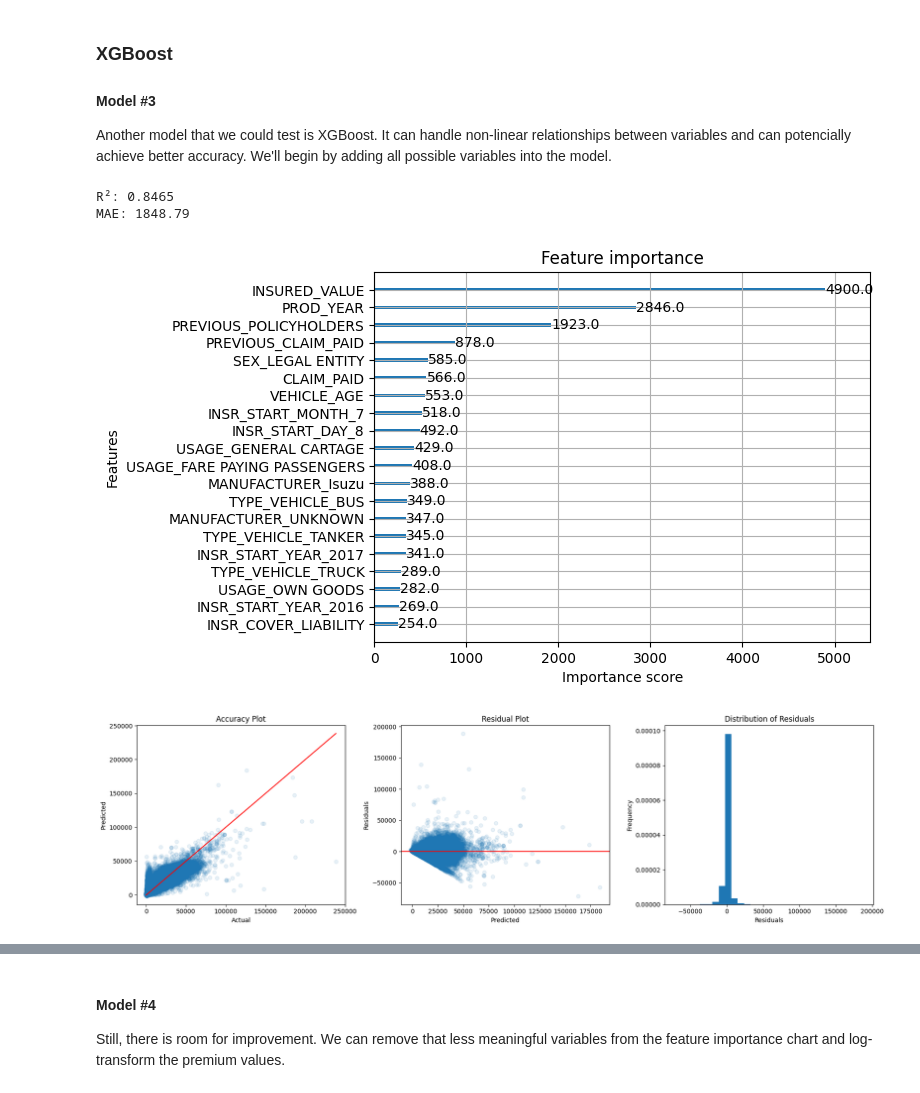
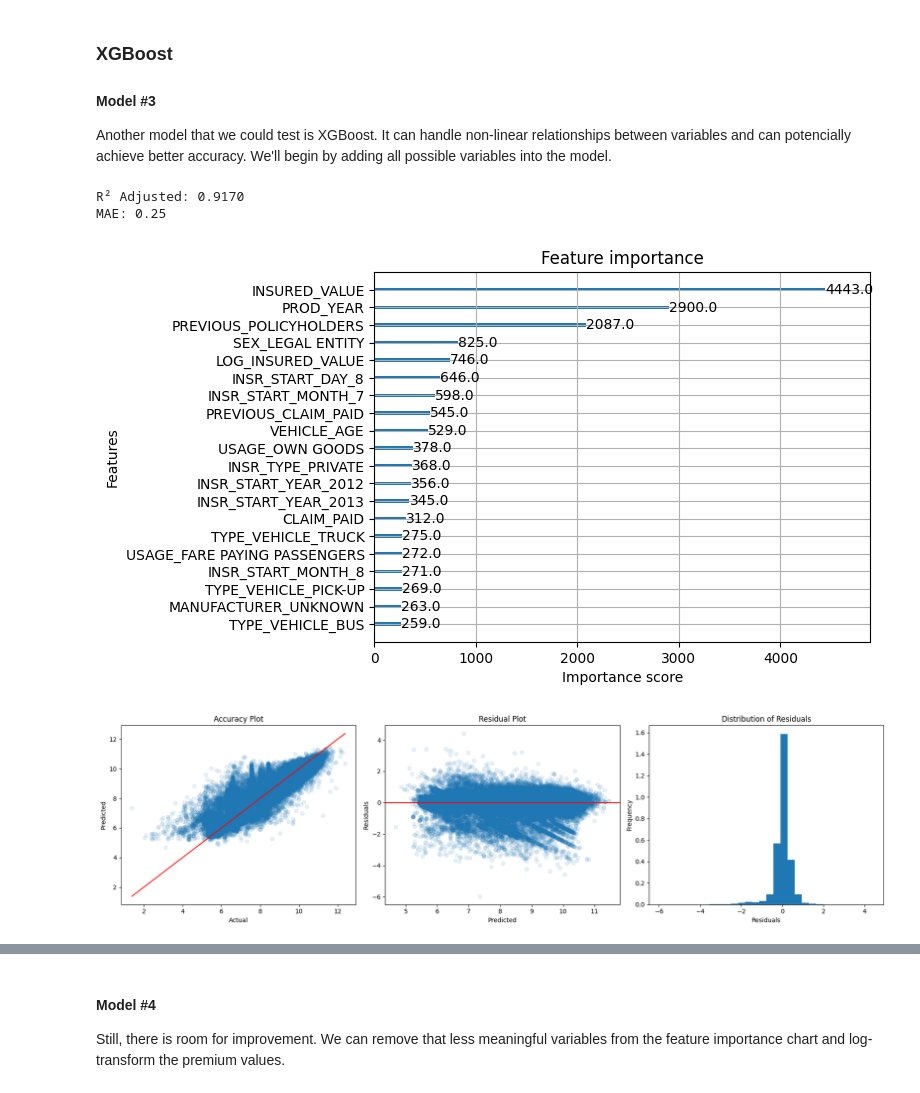
Before and after one commit to Mykolazaz/ethiopian-insurance-premiums, a Jupyter notebook: Basics.ipynb, the cells around one changed output, grey strips where cells are left out. Cells and saved outputs as stored; diff of their text form; code cells hidden in the pictures.

```diff
--- a/Basics.ipynb
+++ b/Basics.ipynb
@@ -492,3 +499,12 @@ Since there are 2 pronounced groups with different values ranges, variable categ
+# %%
+insurance_data["INSURED_VALUE_GROUP"] = pd.qcut(
+    insurance_data.loc[insurance_data["INSURED_VALUE"] > 0, "INSURED_VALUE"],
+    q=3,
+    labels=["LOW", "MEDIUM", "HIGH"]
+)
+
+insurance_data["INSURED_VALUE_GROUP"] = insurance_data["INSURED_VALUE_GROUP"].cat.add_categories("ZERO")
+insurance_data.loc[insurance_data["INSURED_VALUE"] == 0, "INSURED_VALUE_GROUP"] = "ZERO"
 # %% [markdown]
 ### Year of production
 # %%
@@ -857,11 +876,22 @@ plt.show()
 The decrease of sum of squares becomes less gradual from 3 to 5. We'll use 4 clusters.
 # %%
 kmeans = KMeans(n_clusters=4, random_state=87).fit(median_values)
+
+cluster_order = np.argsort(kmeans.cluster_centers_.ravel())
+
+labels_map = {
+    cluster_order[0]: "VERY LOW",
+    cluster_order[1]: "LOW",
+    cluster_order[2]: "MEDIUM",
+    cluster_order[3]: "HIGH"
+}
+
+manufacturer_category = [labels_map[label] for label in kmeans.labels_]
 
 insurance_data = insurance_data.merge(
     pd.DataFrame({
         "MANUFACTURER": median_premium.index,
-        "MANUFACTURER_CATEGORY": kmeans.labels_
+        "MANUFACTURER_CATEGORY": manufacturer_category
     }),
     on="MANUFACTURER"
 )
@@ -1250,52 +1317,54 @@ X = insurance_data[[
     "INSR_COVER", "MANUFACTURER", "TYPE_VEHICLE", "USAGE",
     "PROD_YEAR", "INSR_START_MONTH", "INSR_START_YEAR",
     "INSR_START_DAY", "VEHICLE_AGE", "WAS_CLAIM_PAID",
-    "PREVIOUS_CLAIM_PAID", "PREVIOUS_POLICYHOLDERS"
+    "PREVIOUS_CLAIM_PAID", "PREVIOUS_POLICYHOLDERS",
+    "INSURED_VALUE_GROUP", "MANUFACTURER_CATEGORY"
 ]].copy()
 
-X["INSURED_VALUE"] = np.log1p(X["INSURED_VALUE"] + 1)
-X["CLAIM_PAID"] = np.log1p(X["CLAIM_PAID"] + 1)
+X["LOG_INSURED_VALUE"] = np.log1p(X["INSURED_VALUE"] + 1)
+X["LOG_CLAIM_PAID"] = np.log1p(X["CLAIM_PAID"] + 1)
 
 X = pd.get_dummies(
     X,
     columns=["SEX", "INSR_TYPE", "INSR_COVER", "MANUFACTURER", "TYPE_VEHICLE", "USAGE",
              "INSR_START_MONTH", "INSR_START_YEAR", "INSR_START_DAY",
-             "WAS_CLAIM_PAID"],
+             "WAS_CLAIM_PAID", "INSURED_VALUE_GROUP", "MANUFACTURER_CATEGORY"],
     drop_first=True
 )
 
-Y = insurance_data["PREMIUM"]
+Y = insurance_data["LOG_PREMIUM"]
 
 X_train, X_test, Y_train, Y_test = train_test_split(
     X, Y, test_size=0.2, random_state=87
 )
 
 model3 = xgb.XGBRegressor(
     n_estimators=500,
     learning_rate=0.05,
     max_depth=6,
     subsample=0.8,
     colsample_bytree=0.8,
     random_state=87,
     n_jobs=-1
 )
 
 model3.fit(X_train, Y_train)
 
 Y_pred = model3.predict(X_test)
 
 r_sq = r2_score(Y_test, Y_pred)
+r_sq_adj = 1 - (1 - r_sq) * (len(Y) - 1) / (len(Y) - X.shape[1] - 1)
 mae = mean_absolute_error(Y_test, Y_pred)
 
-print(f"R²: {r_sq:.4f}")
+print(f"R² Adjusted: {r_sq_adj:.4f}")
 print(f"MAE: {mae:.2f}")
 
 xgb.plot_importance(model3, max_num_features=20, importance_type='weight')
 plt.show()
 # %% [output]
-R²: 0.8465
-MAE: 1848.79
+R² Adjusted: 0.9170
+MAE: 0.25
-[figure, old version]
+[figure, new version]
 # %%
 fig, axes = plt.subplots(1, 3, figsize=(18, 5))
 
@@ -1321,5 +1390,5 @@ axes[2].set_title("Distribution of Residuals")
 plt.tight_layout()
 plt.show()
 # %% [output]
-[figure, old version]
+[figure, new version]
 # %% [markdown]
```
Also changed, not shown: parts of 35 cells of this notebook.
